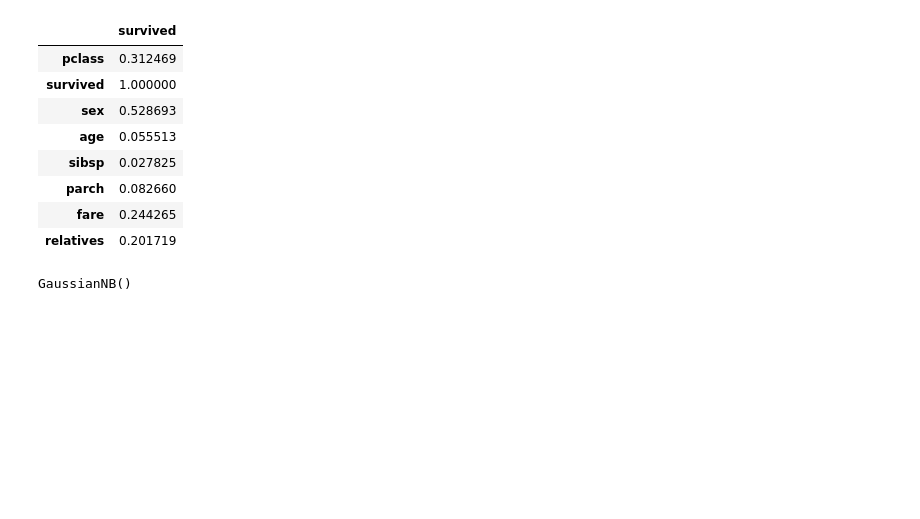
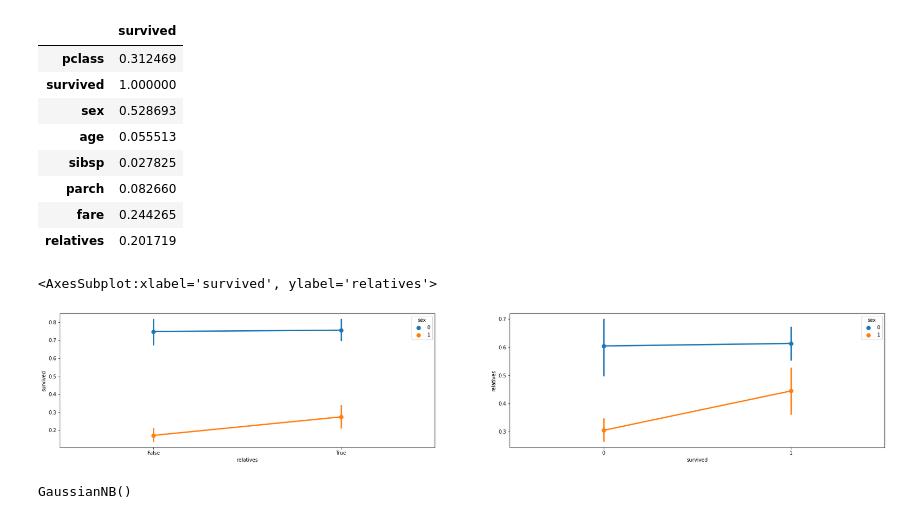
Before and after one commit to bastosgabriel/data-science-tutorial, a Jupyter notebook: hello.ipynb, the cells around one changed output. Drawn from its saved outputs; the diff is of its cells as text; code cells hidden in the pictures; blank space fills up the shorter version.

Commit message:
Plot relatives graph

```diff
--- a/hello.ipynb
+++ b/hello.ipynb
@@ -47,6 +47,14 @@ data.corr().abs()[['survived']]
 | parch | 0.082660 |
 | fare | 0.244265 |
 | relatives | 0.201719 |
+# %%
+fig, axs = plt.subplots(ncols=2, figsize=(30,5))
+
+sns.pointplot(x="relatives", y="survived", hue="sex", data=data, ax=axs[0])
+sns.pointplot(x="survived", y="relatives", hue="sex", data=data, ax=axs[1])
+# %% [output]
+<AxesSubplot:xlabel='survived', ylabel='relatives'>
+[figure, added]
 # %%
 data = data[['sex', 'pclass', 'age', 'relatives', 'fare', 'survived']].dropna()
 # %%
```
Also changed, not shown: parts of 5 cells of this notebook.
